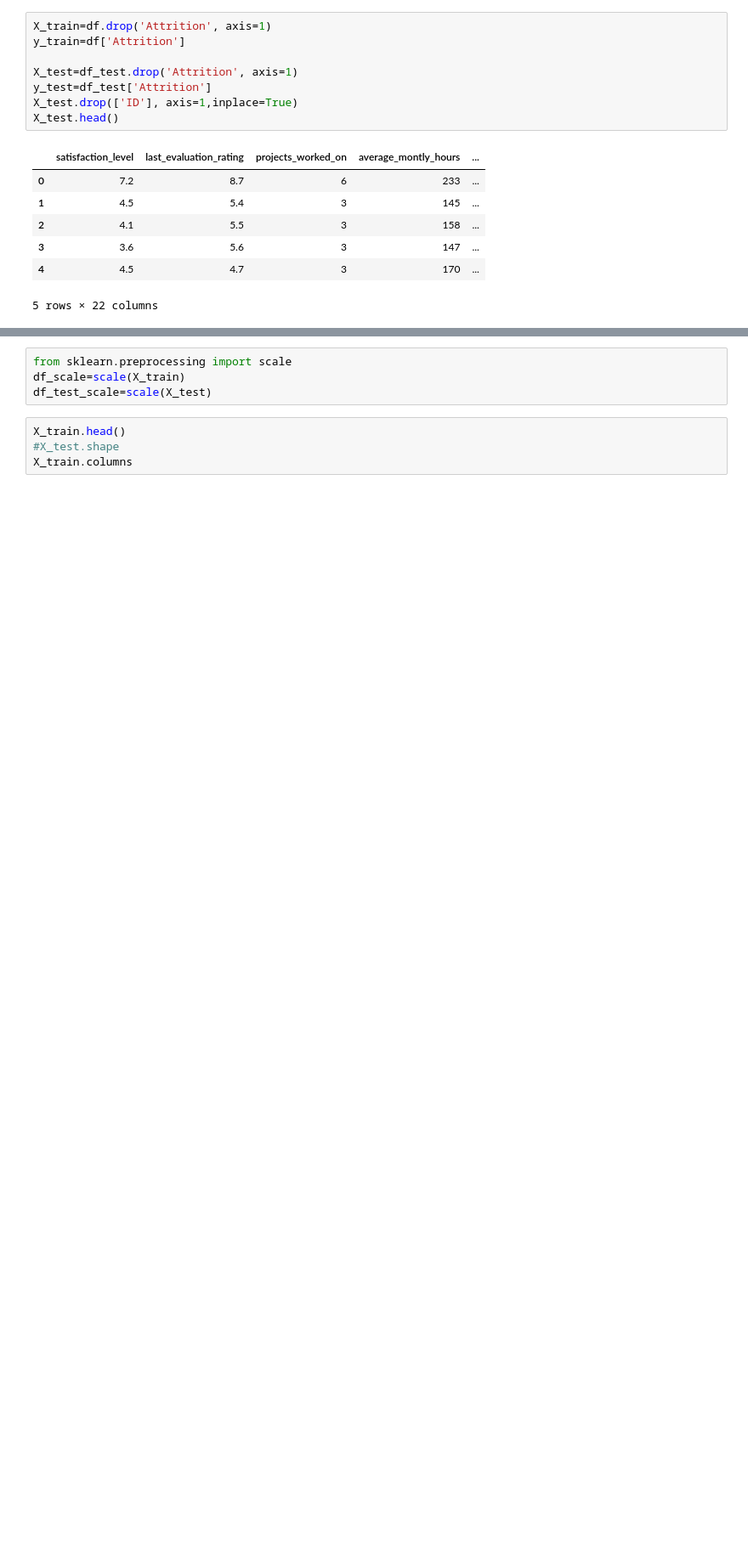
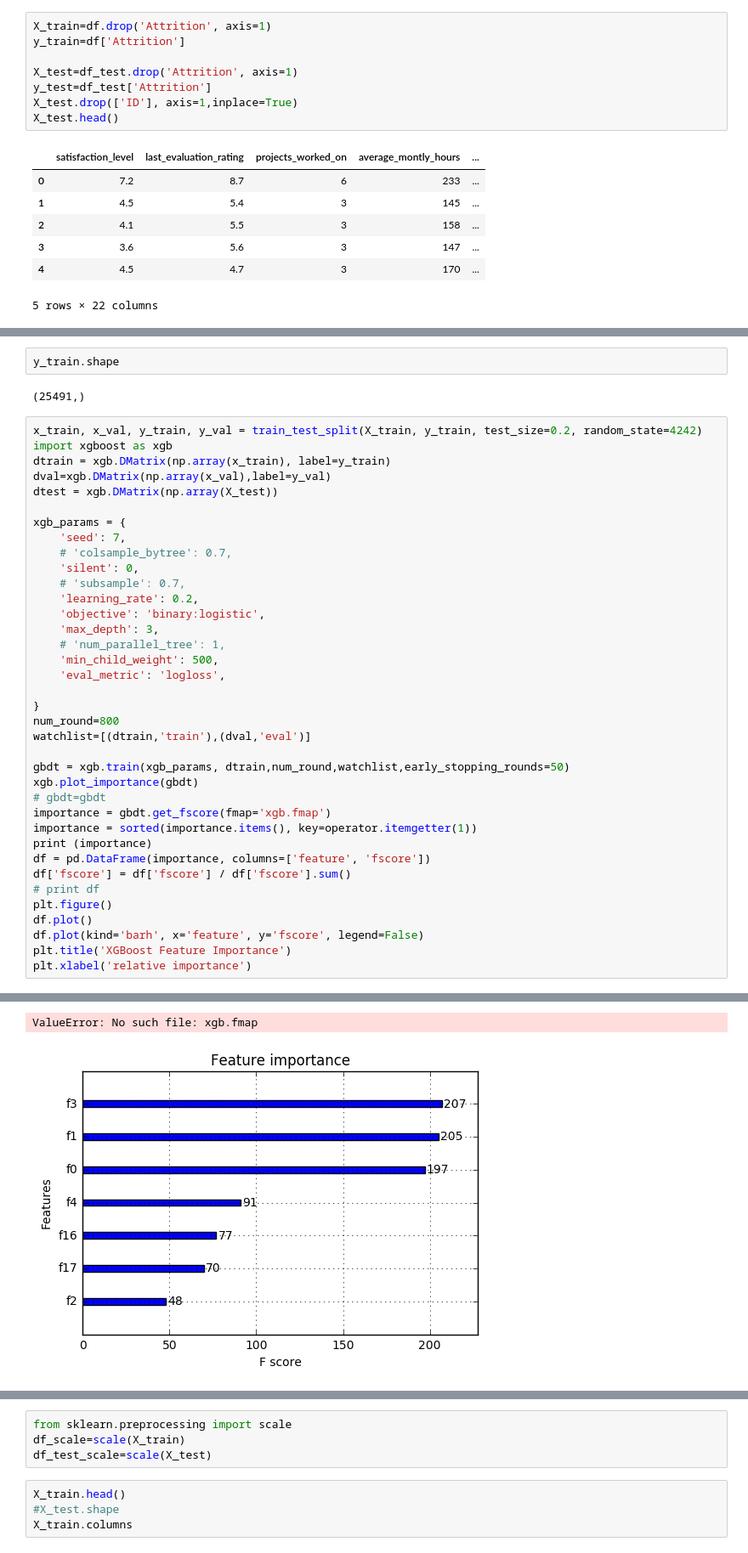
Before and after one commit to kishorkukreja/attrition-analysis, a Jupyter notebook: Attrition-notebook.ipynb, the cells around one changed output, grey strips where cells are left out. Shown at 85% size. Saved outputs shown, nothing was run; the diff lists cells and outputs as text; blank space fills up the shorter version.

```diff
--- a/Attrition-notebook.ipynb
+++ b/Attrition-notebook.ipynb
@@ -267,0 +265,42 @@ X_test.head()
+# %%
+y_train.shape
+# %% [output]
+(25491,)
+# %%
+x_train, x_val, y_train, y_val = train_test_split(X_train, y_train, test_size=0.2, random_state=4242)
+import xgboost as xgb
+dtrain = xgb.DMatrix(np.array(x_train), label=y_train)
+dval=xgb.DMatrix(np.array(x_val),label=y_val)
+dtest = xgb.DMatrix(np.array(X_test))
+
+xgb_params = {
+    'seed': 7,
+    # 'colsample_bytree': 0.7,
+    'silent': 0,
+    # 'subsample': 0.7,
+    'learning_rate': 0.2,
+    'objective': 'binary:logistic',
+    'max_depth': 3,
+    # 'num_parallel_tree': 1,
+    'min_child_weight': 500,
+    'eval_metric': 'logloss',
+
+}
+num_round=800
+watchlist=[(dtrain,'train'),(dval,'eval')]
+
+gbdt = xgb.train(xgb_params, dtrain,num_round,watchlist,early_stopping_rounds=50)
+xgb.plot_importance(gbdt)
+# gbdt=gbdt
+importance = gbdt.get_fscore(fmap='xgb.fmap')
+importance = sorted(importance.items(), key=operator.itemgetter(1))
+print (importance)
+df = pd.DataFrame(importance, columns=['feature', 'fscore'])
+df['fscore'] = df['fscore'] / df['fscore'].sum()
+# print df
+plt.figure()
+df.plot()
+df.plot(kind='barh', x='feature', y='fscore', legend=False)
+plt.title('XGBoost Feature Importance')
+plt.xlabel('relative importance')
+# %% [output]
@@ -267,0 +324,2 @@ X_test.head()
+ValueError: No such file: xgb.fmap
+[figure, added]
```
Also changed, not shown: parts of 37 cells of this notebook.
